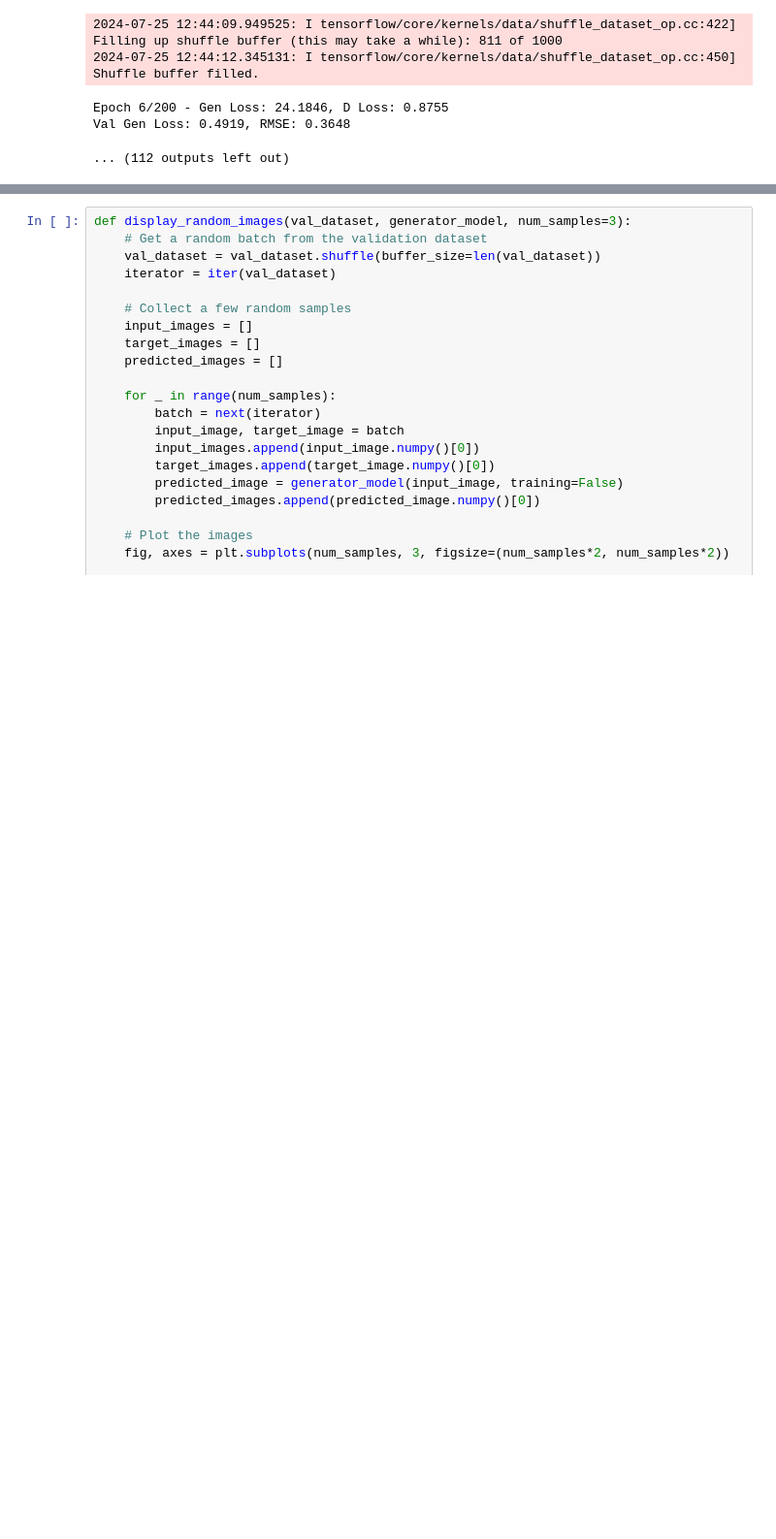
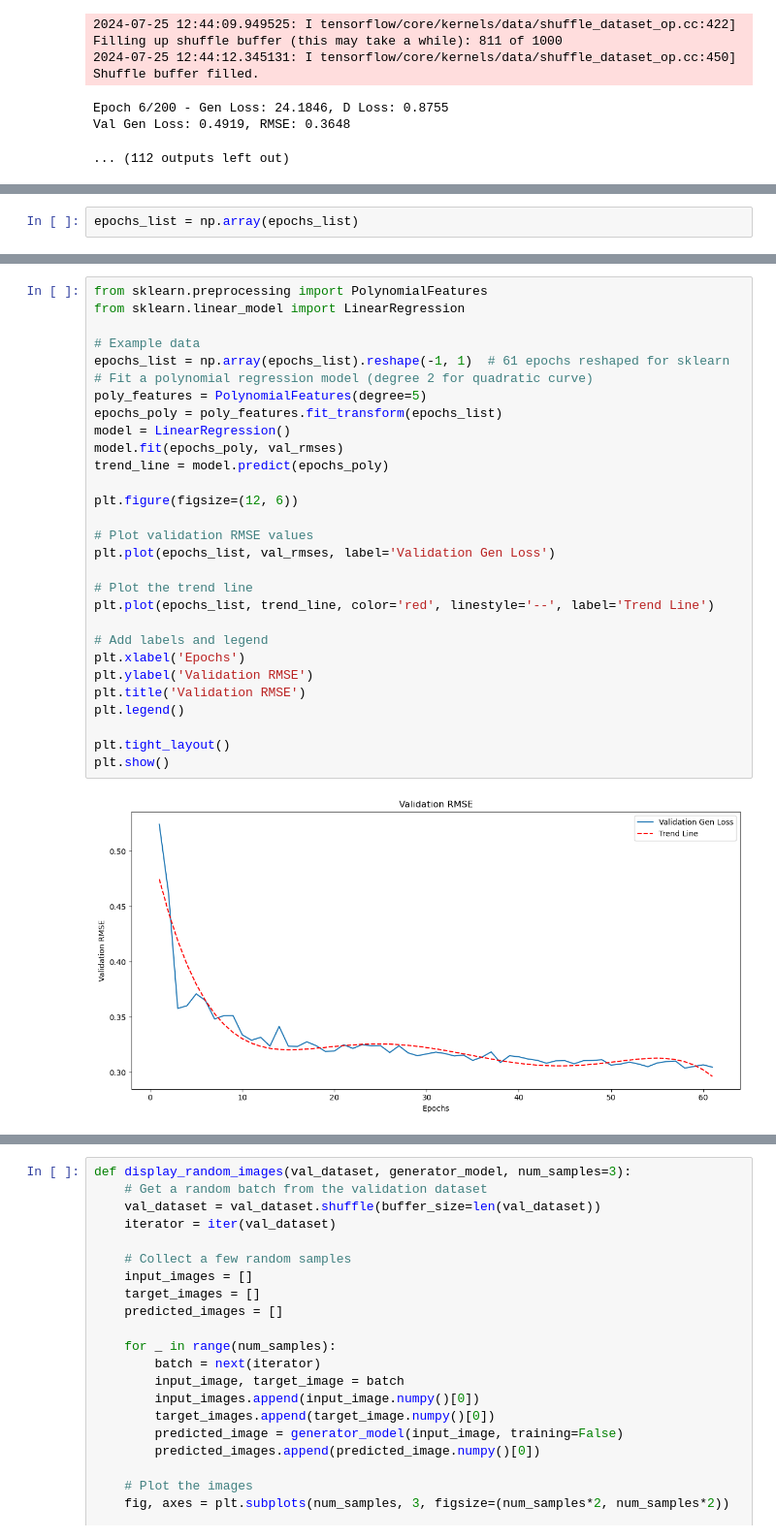
Before and after one commit to IgorJoaquimn/pix2pix, a Jupyter notebook: pix2pix.ipynb, the cells around one changed output, grey strips where cells are left out. Shown at 97% size. Cells and saved outputs as stored; diff of their text form; blank space fills up the shorter version.

```diff
--- a/pix2pix.ipynb
+++ b/pix2pix.ipynb
@@ -399,0 +399,2 @@ plt.show()
+# %%
+epochs_list = np.array(epochs_list)
@@ -399,0 +429,31 @@ plt.show()
+# %%
+from sklearn.preprocessing import PolynomialFeatures
+from sklearn.linear_model import LinearRegression
+
+# Example data
+epochs_list = np.array(epochs_list).reshape(-1, 1)  # 61 epochs reshaped for sklearn
+# Fit a polynomial regression model (degree 2 for quadratic curve)
+poly_features = PolynomialFeatures(degree=5)
+epochs_poly = poly_features.fit_transform(epochs_list)
+model = LinearRegression()
+model.fit(epochs_poly, val_rmses)
+trend_line = model.predict(epochs_poly)
+
+plt.figure(figsize=(12, 6))
+
+# Plot validation RMSE values
+plt.plot(epochs_list, val_rmses, label='Validation Gen Loss')
+
+# Plot the trend line
+plt.plot(epochs_list, trend_line, color='red', linestyle='--', label='Trend Line')
+
+# Add labels and legend
+plt.xlabel('Epochs')
+plt.ylabel('Validation RMSE')
+plt.title('Validation RMSE')
+plt.legend()
+
+plt.tight_layout()
+plt.show()
+# %% [output]
+[figure, added]
```
Also changed, not shown: parts of 3 cells of this notebook, 2 other files.
